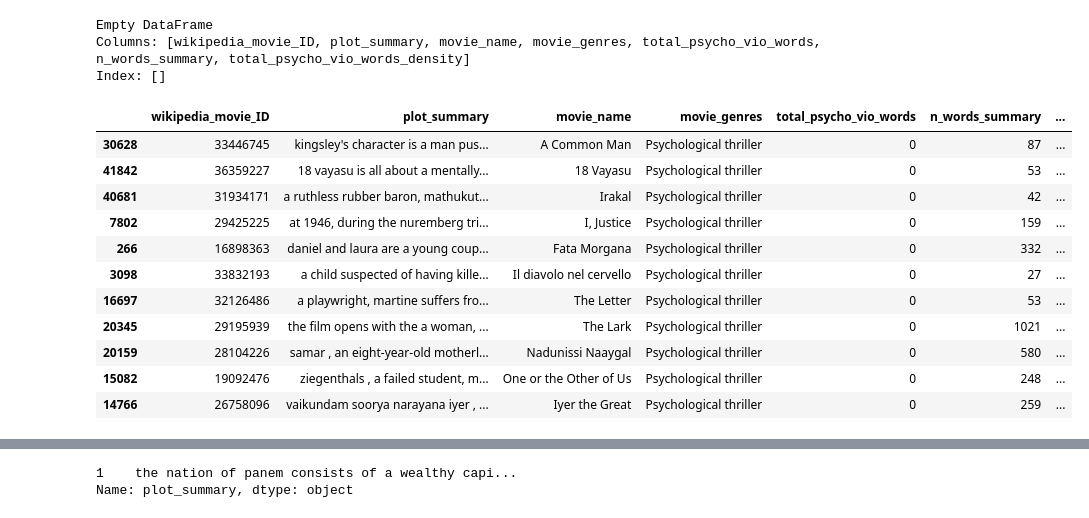
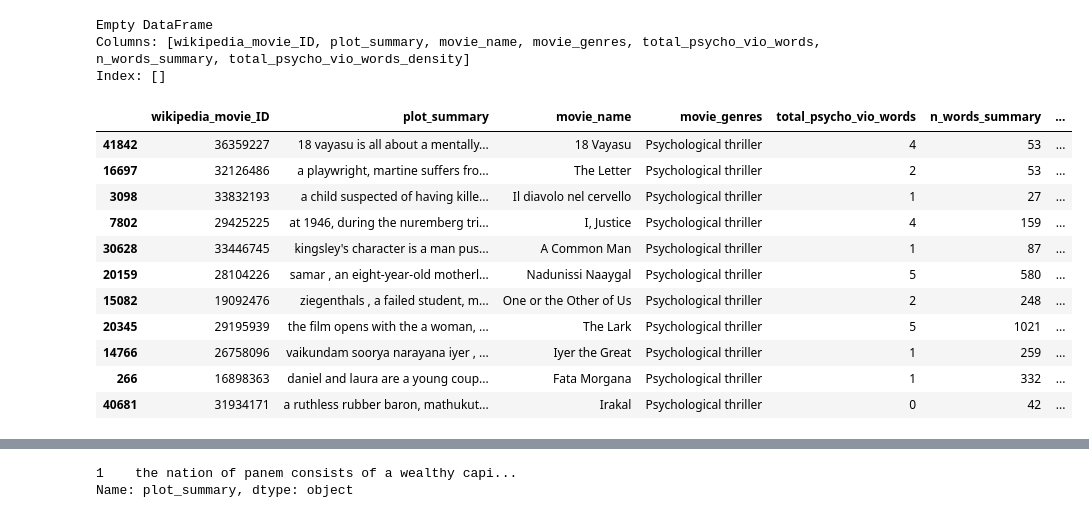
Before and after one commit to epfl-ada/ada-2024-project-alligatorsdontapologize24, a Jupyter notebook: src/Exploratory_Data_Analysis.ipynb, the cells around one changed output, grey strips where cells are left out. Drawn from its saved outputs; the diff is of its cells as text; code cells hidden in the pictures.

Commit message:
Les films pour les amis

```diff
--- a/src/Exploratory_Data_Analysis.ipynb
+++ b/src/Exploratory_Data_Analysis.ipynb
@@ -986,17 +986,17 @@ Empty DataFrame
 Columns: [wikipedia_movie_ID, plot_summary, movie_name, movie_genres, total_psycho_vio_words, n_words_summary, total_psycho_vio_words_density]
 Index: []
 # %%
-display(CMU_movies_sorted_psycho.loc[CMU_movies_sorted_psycho['movie_genres'] == 'Psychological thriller'])
+display(CMU_movies_sorted_psycho_density.loc[CMU_movies_sorted_psycho_density['movie_genres'] == 'Psychological thriller'])
 # %% [output]
 |  | wikipedia_movie_ID | plot_summary | movie_name | movie_genres | total_psycho_vio_words | n_words_summary | ... |
-| 30628 | 33446745 | kingsley's character is a man pus... | A Common Man | Psychological thriller | 0 | 87 | ... |
-| 41842 | 36359227 | 18 vayasu is all about a mentally... | 18 Vayasu | Psychological thriller | 0 | 53 | ... |
+| 41842 | 36359227 | 18 vayasu is all about a mentally... | 18 Vayasu | Psychological thriller | 4 | 53 | ... |
+| 16697 | 32126486 | a playwright, martine suffers fro... | The Letter | Psychological thriller | 2 | 53 | ... |
+| 3098 | 33832193 | a child suspected of having kille... | Il diavolo nel cervello | Psychological thriller | 1 | 27 | ... |
+| 7802 | 29425225 | at 1946, during the nuremberg tri... | I, Justice | Psychological thriller | 4 | 159 | ... |
+| 30628 | 33446745 | kingsley's character is a man pus... | A Common Man | Psychological thriller | 1 | 87 | ... |
+| 20159 | 28104226 | samar , an eight-year-old motherl... | Nadunissi Naaygal | Psychological thriller | 5 | 580 | ... |
+| 15082 | 19092476 | ziegenthals , a failed student, m... | One or the Other of Us | Psychological thriller | 2 | 248 | ... |
+| 20345 | 29195939 | the film opens with the a woman, ... | The Lark | Psychological thriller | 5 | 1021 | ... |
+| 14766 | 26758096 | vaikundam soorya narayana iyer , ... | Iyer the Great | Psychological thriller | 1 | 259 | ... |
+| 266 | 16898363 | daniel and laura are a young coup... | Fata Morgana | Psychological thriller | 1 | 332 | ... |
 | 40681 | 31934171 | a ruthless rubber baron, mathukut... | Irakal | Psychological thriller | 0 | 42 | ... |
-| 7802 | 29425225 | at 1946, during the nuremberg tri... | I, Justice | Psychological thriller | 0 | 159 | ... |
-| 266 | 16898363 | daniel and laura are a young coup... | Fata Morgana | Psychological thriller | 0 | 332 | ... |
-| 3098 | 33832193 | a child suspected of having kille... | Il diavolo nel cervello | Psychological thriller | 0 | 27 | ... |
-| 16697 | 32126486 | a playwright, martine suffers fro... | The Letter | Psychological thriller | 0 | 53 | ... |
-| 20345 | 29195939 | the film opens with the a woman, ... | The Lark | Psychological thriller | 0 | 1021 | ... |
-| 20159 | 28104226 | samar , an eight-year-old motherl... | Nadunissi Naaygal | Psychological thriller | 0 | 580 | ... |
-| 15082 | 19092476 | ziegenthals , a failed student, m... | One or the Other of Us | Psychological thriller | 0 | 248 | ... |
-| 14766 | 26758096 | vaikundam soorya narayana iyer , ... | Iyer the Great | Psychological thriller | 0 | 259 | ... |
```
Also changed, not shown: parts of 10 cells of this notebook.
